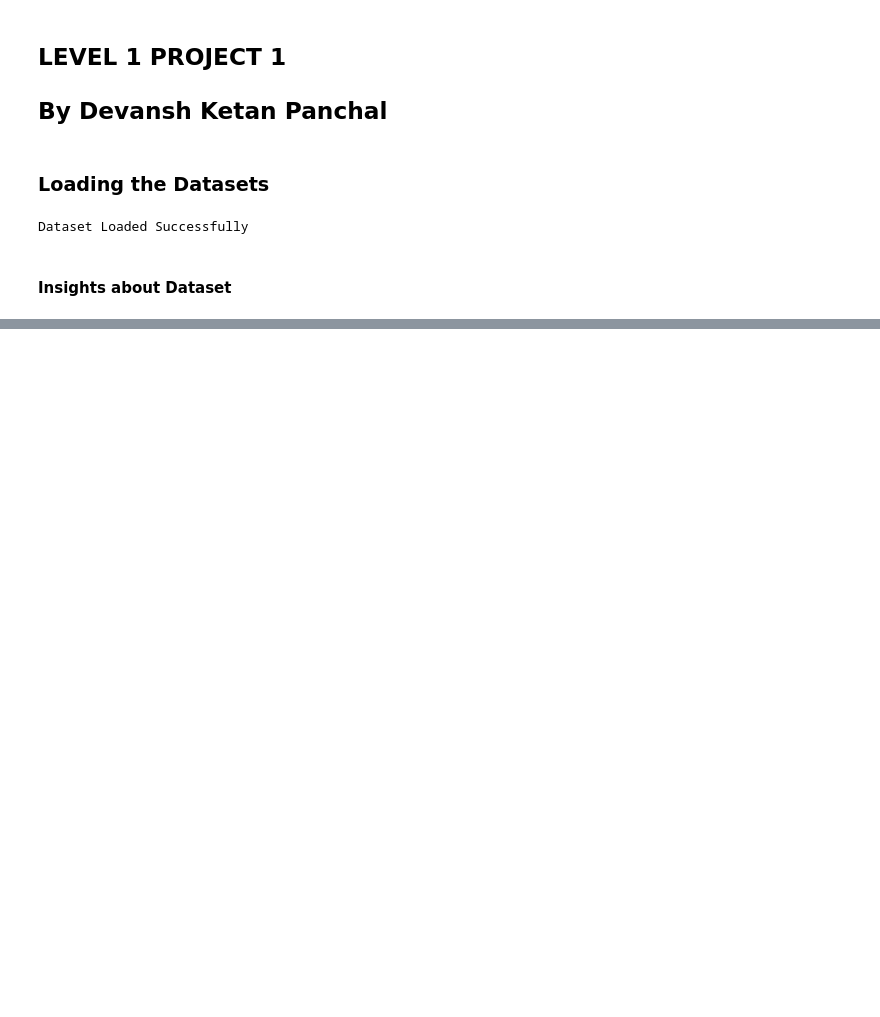
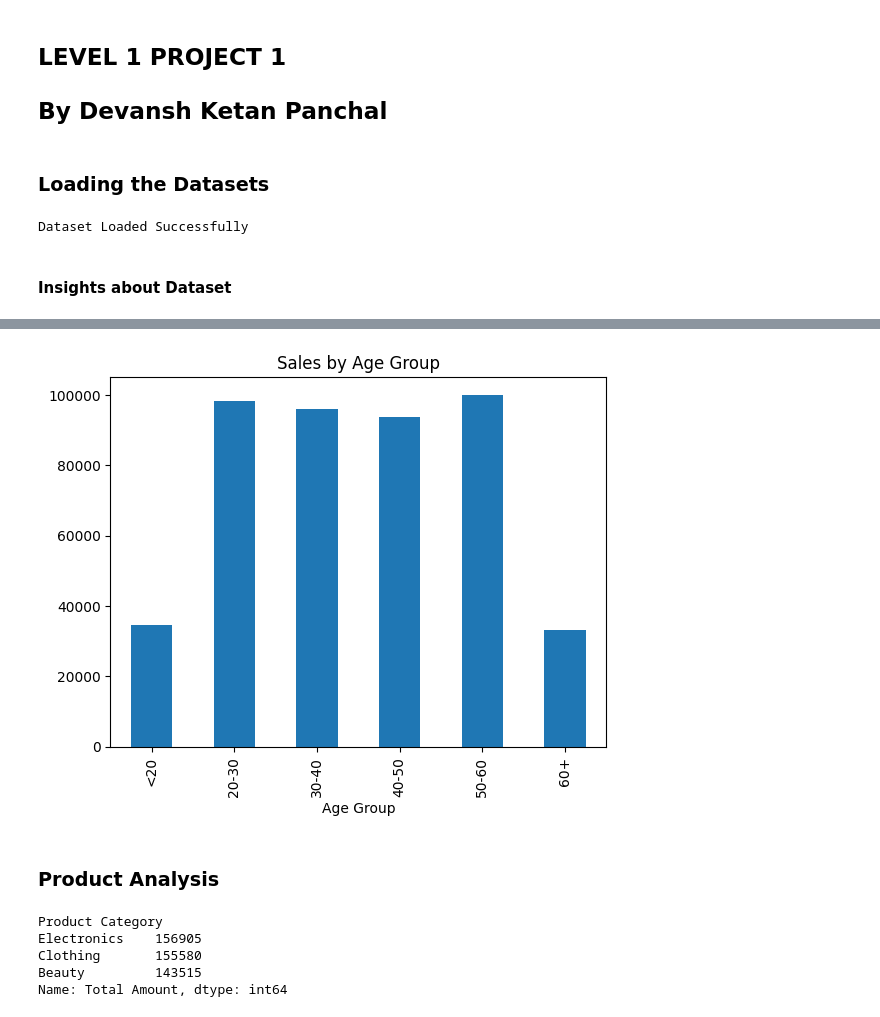
Before and after one commit to 04developer1devansh2panchal/OIBSIP, a Jupyter notebook: L1_P1_D_PANCHAL/Project.ipynb, the cells around one changed output, grey strips where cells are left out. Saved outputs shown, nothing was run; the diff lists cells and outputs as text; code cells hidden in the pictures; blank space fills up the shorter version.

```diff
--- a/L1_P1_D_PANCHAL/Project.ipynb
+++ b/L1_P1_D_PANCHAL/Project.ipynb
@@ -39,0 +180,15 @@ print(ds1.head(),'\n','---------------------------------------------------------
+# %%
+bins = [0,20,30,40,50,60,100]
+labels = ['<20','20-30','30-40','40-50','50-60','60+']
+
+ds1['Age Group'] = pd.cut(
+    ds1['Age'],
+    bins=bins,
+    labels=labels
+)
+
+age_sales = ds1.groupby(
+    'Age Group'
+)['Total Amount'].sum()
+
+print(age_sales)
@@ -39,0 +204,20 @@ print(ds1.head(),'\n','---------------------------------------------------------
+# %%
+age_sales.plot(kind='bar')
+plt.title("Sales by Age Group")
+plt.show()
+# %% [output]
+[figure, added]
+# %% [markdown]
+### Product Analysis
+# %%
+category_sales = ds1.groupby(
+    'Product Category'
+)['Total Amount'].sum()
+
+print(category_sales.sort_values(ascending=False))
+# %% [output]
+Product Category
+Electronics    156905
+Clothing       155580
+Beauty         143515
+Name: Total Amount, dtype: int64
```
Also changed, not shown: parts of 28 cells of this notebook, 1 other file.
